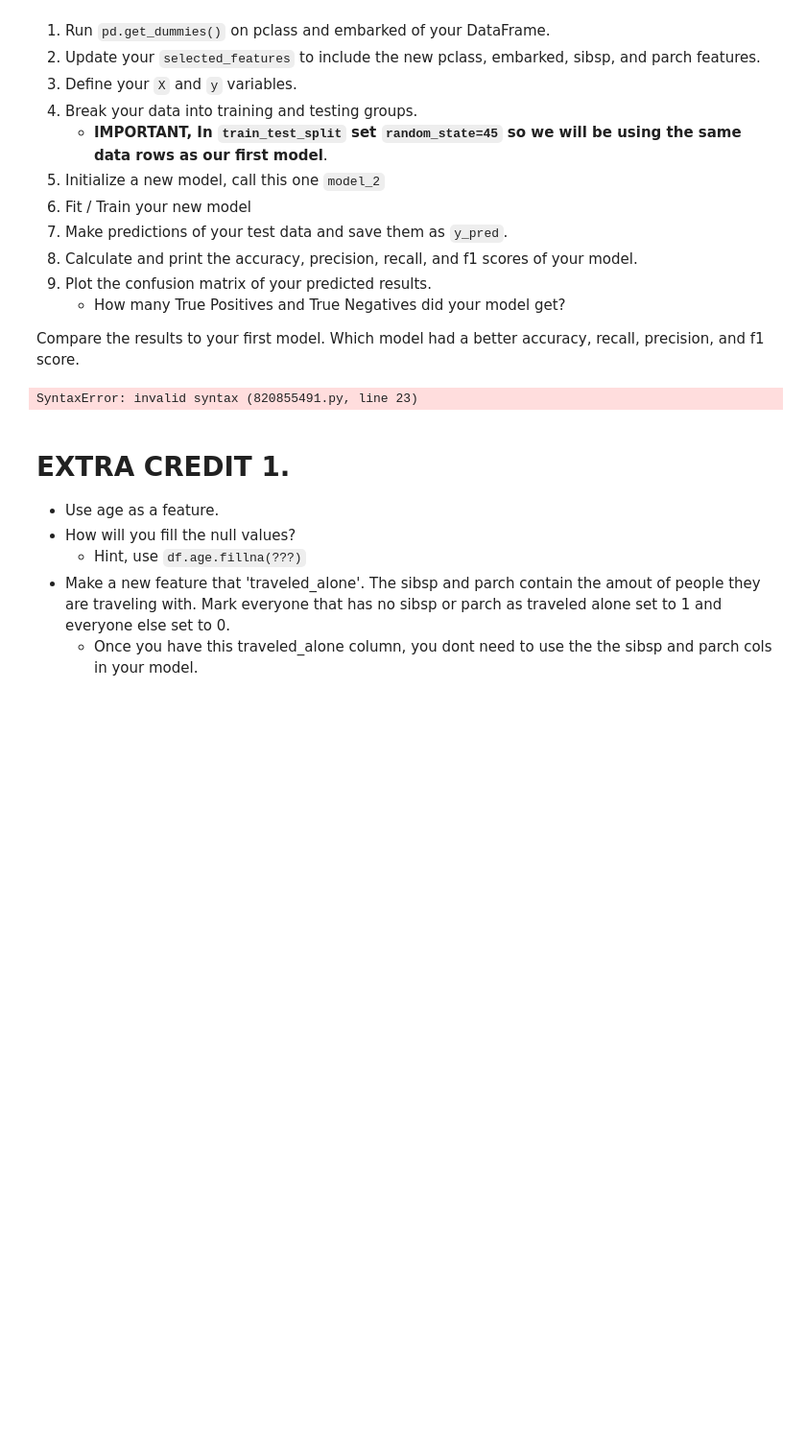
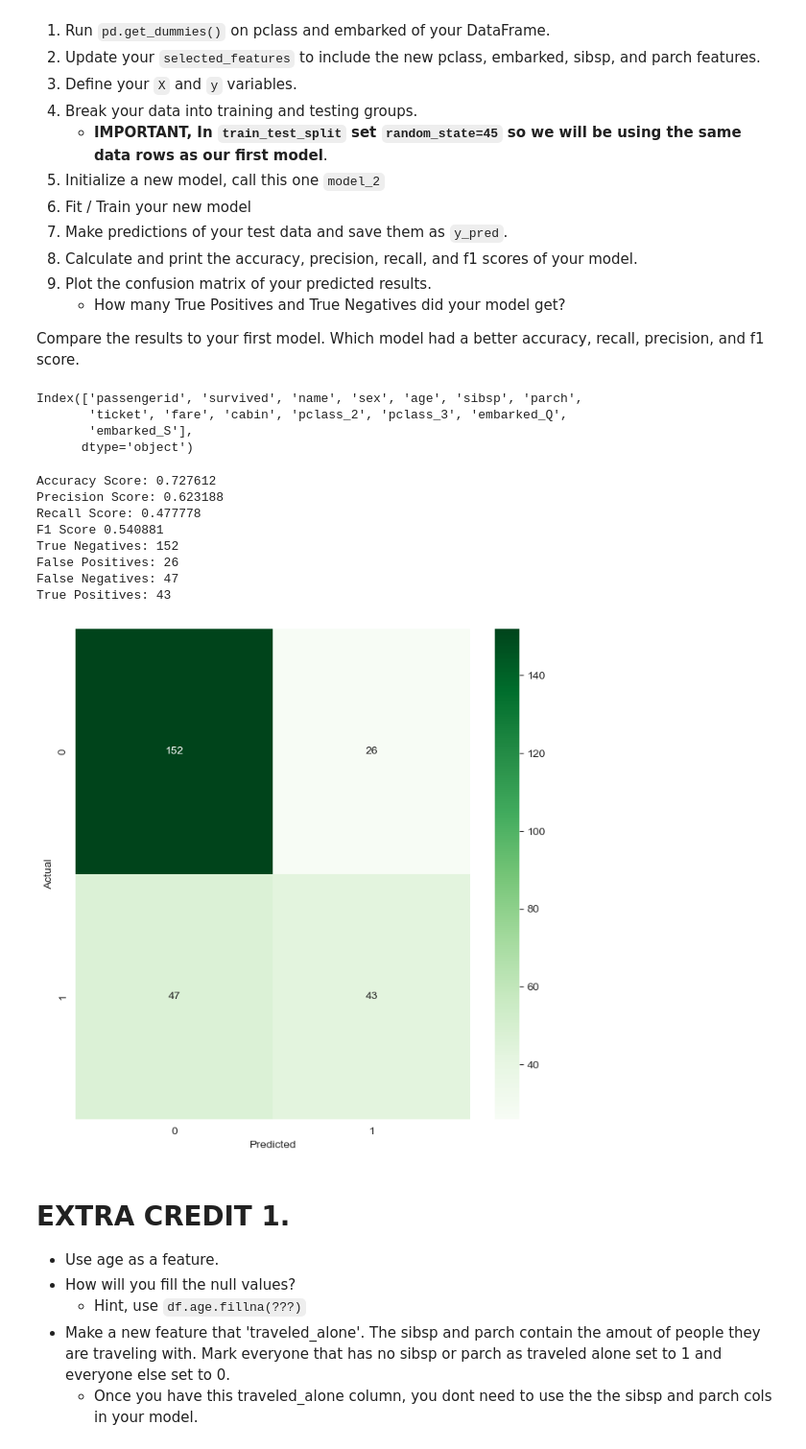
Before and after one commit to jaynopponep/my-fork-2024-DS-Tue, a Jupyter notebook: Week-06-Classification/Jay-Exercise.ipynb, the cells around one changed output. Shown at 96% size. Drawn from its saved outputs; the diff is of its cells as text; code cells hidden in the pictures; blank space fills up the shorter version.

```diff
--- a/Week-06-Classification/Jay-Exercise.ipynb
+++ b/Week-06-Classification/Jay-Exercise.ipynb
@@ -178,52 +178,74 @@ True Positives: 68
     * How many True Positives and True Negatives did your model get?
 
 Compare the results to your first model. Which model had a better accuracy, recall, precision, and f1 score.
+# %%
+df = pd.read_csv('data/titanic.csv')
+
+# Run pd.get_dummies on pclass and embarked of your DataFrame.
+df = pd.get_dummies(df, columns=['pclass', 'embarked'], drop_first=True)
+print(df.columns)
+# %% [output]
+Index(['passengerid', 'survived', 'name', 'sex', 'age', 'sibsp', 'parch',
+       'ticket', 'fare', 'cabin', 'pclass_2', 'pclass_3', 'embarked_Q',
+       'embarked_S'],
+      dtype='object')
 # %%
-df = pd.read_csv('data/titanic.csv')
-
-# Run pd.get_dummies on pclass and embarked of your DataFrame.
-
-
 # Update your `selected_features` to include the new pclass and embarked features.
+selected_features = ['pclass_2', 'pclass_3', 'embarked_Q', 'embarked_S', 'sibsp', 'parch']
 
 # Define your X and y variables
-
+X = df[selected_features]
+y = df['survived']
 
 # Split our data into testing and training.
-# !!! Remeber to use the same random state as you used before
-
+# !!! Remember to use the same random state as you used before
+X_train, X_test, y_train, y_test = train_test_split(X, y, test_size=0.3, random_state=45)
 
 # Initalize our model_2
 model_2 = LogisticRegression()
 
 # Fit / Train our model using our training data.
+model_2.fit(X_train, y_train)
 
-# Make new predicitions using our testing data.
+# Make new predictions using our testing data.
+y_pred = model_2.predict(X_test)
 
 # Calculate our accuracy
-accuracy_2 = ???
+accuracy_2 = accuracy_score(y_test, y_pred)
 
 # Calculate our precision score
-precision_2 = ???
+precision_2 = precision_score(y_test, y_pred)
 
 # Calculate our recall score
-recall_2 = ???
+recall_2 = recall_score(y_test, y_pred)
 
 # Calculate your f1-score
-f1_2 = ???
+f1_2 = f1_score(y_test, y_pred)
 
 # Print each of our scores to inspect performance.
 print("Accuracy Score: %f" % accuracy_2)
 print("Precision Score: %f" % precision_2)
 print("Recall Score: %f" % recall_2)
 print('F1 Score %f' % f1_2)
 
 # Plot your confusion matrix.
+con_mat = confusion_matrix(y_test, y_pred)
 fig = plt.figure(figsize=(8,8))
+ax = sns.heatmap(con_mat, annot=True, cmap='Greens', fmt='g')
 plt.xlabel('Predicted')
 plt.ylabel('Actual');
+tn, fp, fn, tp = confusion_matrix(y_test, y_pred).ravel()
+print('True Negatives: ' + str(tn) + '\n' + 'False Positives: ' + str(fp) + '\n' + 'False Negatives: ' + str(fn) + '\n' + 'True Positives: ' + str(tp) + '\n')
 # %% [output]
-SyntaxError: invalid syntax (820855491.py, line 23)
+Accuracy Score: 0.727612
+Precision Score: 0.623188
+Recall Score: 0.477778
+F1 Score 0.540881
+True Negatives: 152
+False Positives: 26
+False Negatives: 47
+True Positives: 43
+[figure, added]
 # %% [markdown]
 # EXTRA CREDIT 1.
 * Use age as a feature.
```
